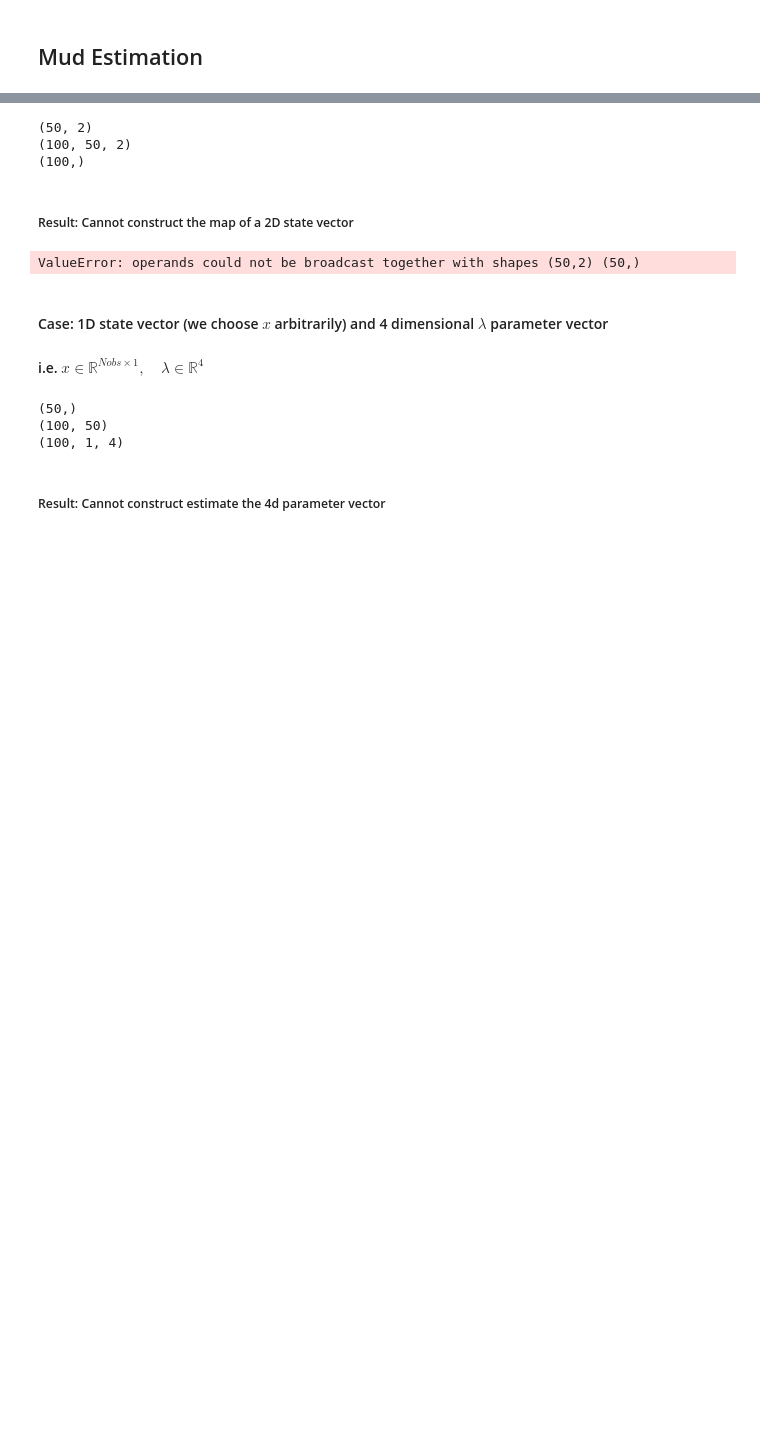
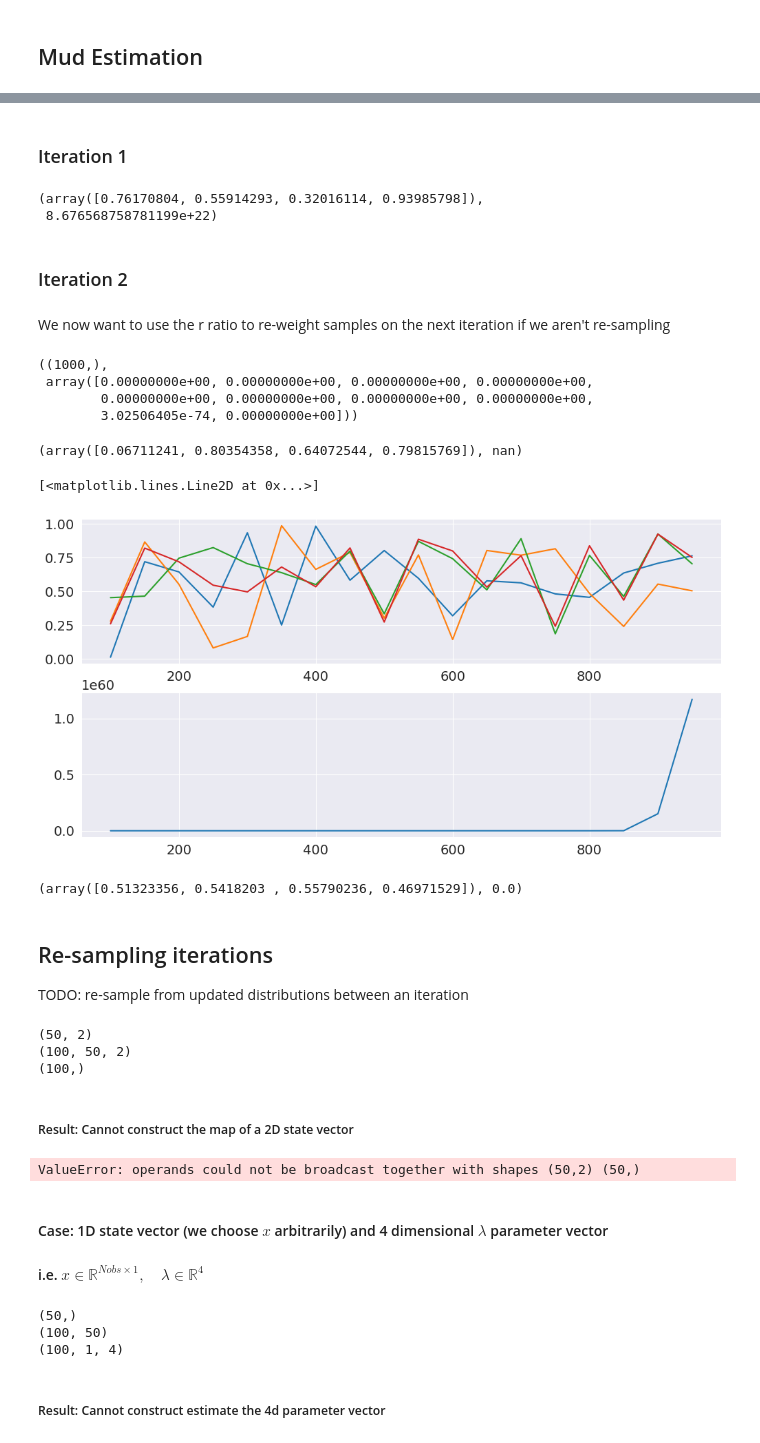
Before and after one commit to rs821505/DC_Sequential, a Jupyter notebook: dc_notebooks/mud_estimation.ipynb, the cells around one changed output, grey strips where cells are left out. Drawn from its saved outputs; the diff is of its cells as text; code cells hidden in the pictures; blank space fills up the shorter version.

```diff
--- a/dc_notebooks/mud_estimation.ipynb
+++ b/dc_notebooks/mud_estimation.ipynb
@@ -189,0 +229,19 @@ array([0.74099233])
+# %% [markdown]
+### Iteration 1
+# %%
+mud_prob_1 = spatio_temporal_data.mud_problem(times_mask=np.arange(0,50), num_components=1)
+mud_prob_1.estimate(), mud_prob_1.expected_ratio()
+# %% [output]
+(array([0.76170804, 0.55914293, 0.32016114, 0.93985798]),
+ 8.676568758781199e+22)
+# %% [markdown]
+### Iteration 2
+# %% [markdown]
+We now want to use the r ratio to re-weight samples on the next iteration if we aren't re-sampling
+# %%
+mud_prob_1._r.shape, mud_prob_1._r[0:10]
+# %% [output]
+((1000,),
+ array([0.00000000e+00, 0.00000000e+00, 0.00000000e+00, 0.00000000e+00,
+        0.00000000e+00, 0.00000000e+00, 0.00000000e+00, 0.00000000e+00,
+        3.02506405e-74, 0.00000000e+00]))
@@ -189,0 +252,22 @@ array([0.74099233])
+# %%
+mud_prob_2.estimate(), mud_prob_2.expected_ratio()
+# %% [output]
+(array([0.06711241, 0.80354358, 0.64072544, 0.79815769]), nan)
+# %%
+ts_1  = np.arange(start=100, stop=1000, step=50, dtype=int)
+estimates = []
+e_rs = []
+for i in ts_1:
+    mud_prob_1 = spatio_temporal_data.mud_problem(times_mask=np.arange(1,i),
+                                                  num_components=1)
+    estimates.append(mud_prob_1.estimate())
+    e_rs.append(mud_prob_1.expected_ratio())
+
+fig = plt.figure(figsize=(12,6))
+ax1 = fig.add_subplot(2, 1, 1)
+ax1.plot(ts_1, estimates)
+ax2 = fig.add_subplot(2, 1, 2)
+ax2.plot(ts_1, e_rs)
+# %% [output]
+[<matplotlib.lines.Line2D at 0x...>]
+[figure, added]
@@ -190 +278,9 @@ array([0.74099233])
+# %%
+mud_prob_2.estimate(), mud_prob_2.expected_ratio()
+# %% [output]
+(array([0.51323356, 0.5418203 , 0.55790236, 0.46971529]), 0.0)
+# %% [markdown]
+## Re-sampling iterations
+
+TODO: re-sample from updated distributions between an iteration
 # %%
```
Also changed, not shown: parts of 27 cells of this notebook.
